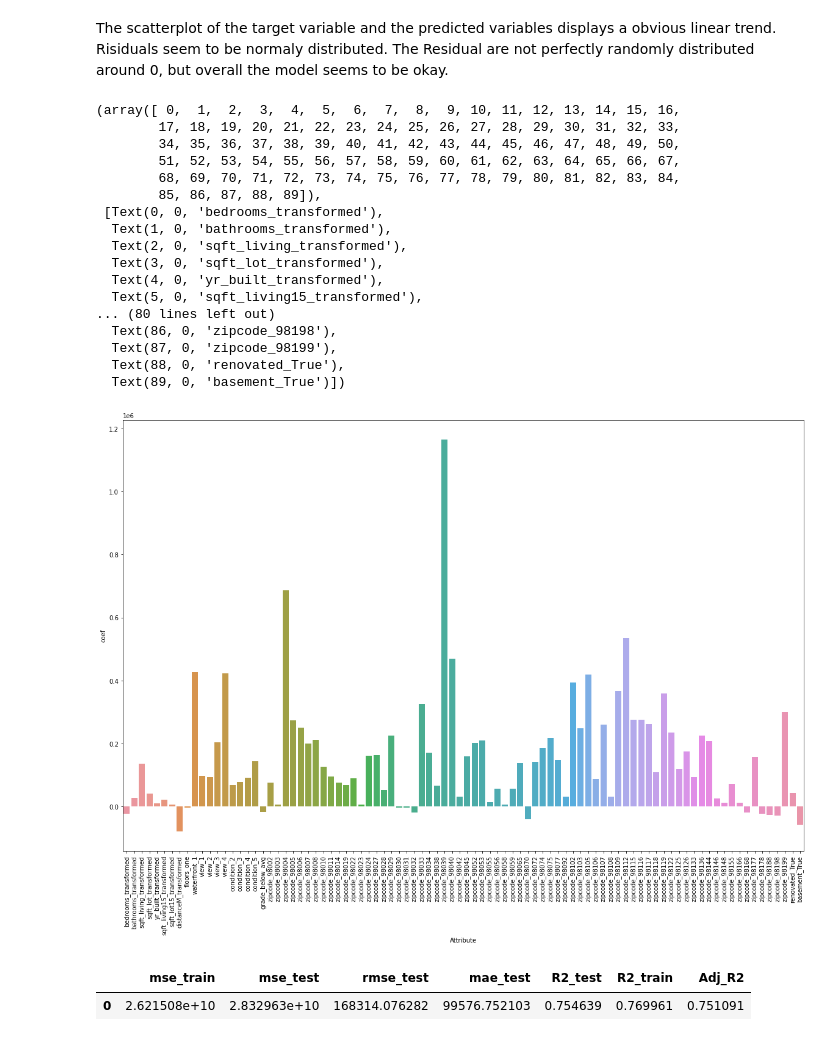
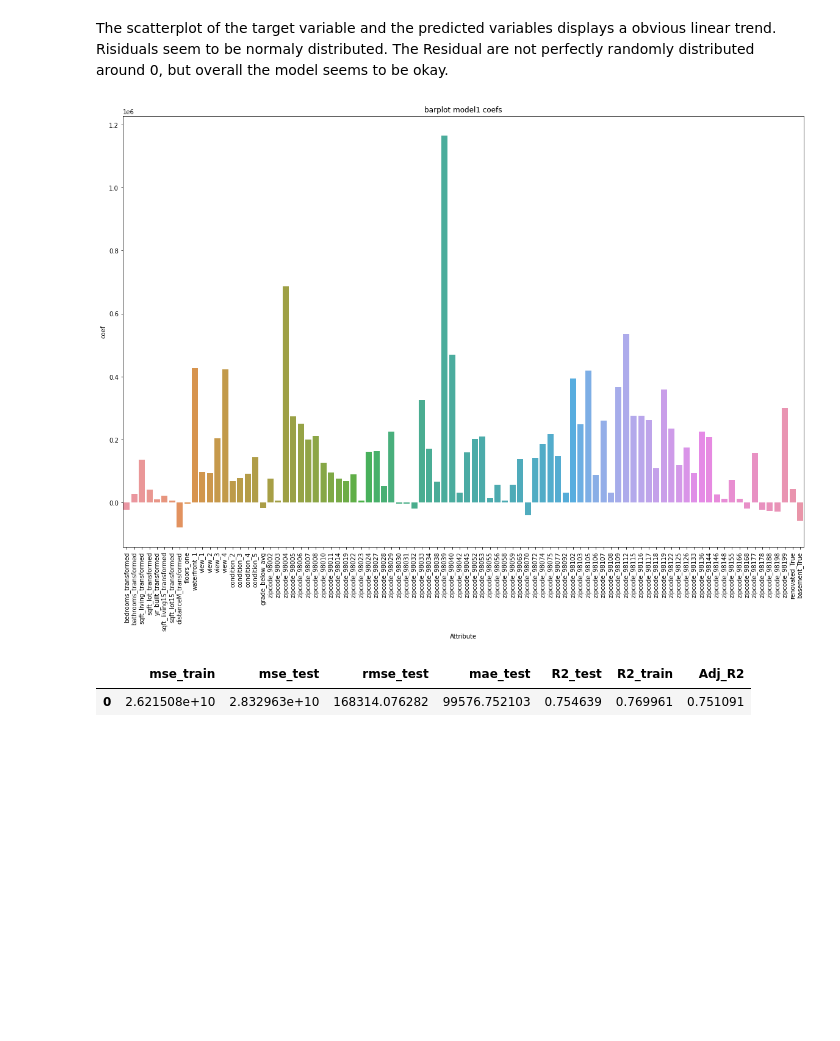
Before and after one commit to CrisQueCris/Houseprices, a Jupyter notebook: FinalModelCodeCleaning.ipynb, the cells around one changed output. Drawn from its saved outputs; the diff is of its cells as text; code cells hidden in the pictures; blank space fills up the shorter version.

```diff
--- a/FinalModelCodeCleaning.ipynb
+++ b/FinalModelCodeCleaning.ipynb
@@ -681,28 +681,12 @@ The scatterplot of the target variable and the predicted variables displays a ob
 # %%
 m1_coef = get_model_coef(X_train, model)
 
 plt.figure(figsize=(20,13))
-sns.barplot(data=m1_coef, x='Attribute', y='coef')
+sns.barplot(data=m1_coef, x='Attribute', y='coef').set(title='barplot model1 coefs')
 plt.xticks(rotation=90)
+plt.savefig('barplot model1 coefs.png')
 # %% [output]
-(array([ 0,  1,  2,  3,  4,  5,  6,  7,  8,  9, 10, 11, 12, 13, 14, 15, 16,
-        17, 18, 19, 20, 21, 22, 23, 24, 25, 26, 27, 28, 29, 30, 31, 32, 33,
-        34, 35, 36, 37, 38, 39, 40, 41, 42, 43, 44, 45, 46, 47, 48, 49, 50,
-        51, 52, 53, 54, 55, 56, 57, 58, 59, 60, 61, 62, 63, 64, 65, 66, 67,
-        68, 69, 70, 71, 72, 73, 74, 75, 76, 77, 78, 79, 80, 81, 82, 83, 84,
-        85, 86, 87, 88, 89]),
- [Text(0, 0, 'bedrooms_transformed'),
-  Text(1, 0, 'bathrooms_transformed'),
-  Text(2, 0, 'sqft_living_transformed'),
-  Text(3, 0, 'sqft_lot_transformed'),
-  Text(4, 0, 'yr_built_transformed'),
-  Text(5, 0, 'sqft_living15_transformed'),
-... (80 lines left out)
-  Text(86, 0, 'zipcode_98198'),
-  Text(87, 0, 'zipcode_98199'),
-  Text(88, 0, 'renovated_True'),
-  Text(89, 0, 'basement_True')])
-[figure, old version]
+[figure, new version]
 # %%
 m1_teststats = get_testresults(X_train_scaled,
     X_test_scaled,
```
Also changed, not shown: parts of 21 cells of this notebook, 19 other files.
